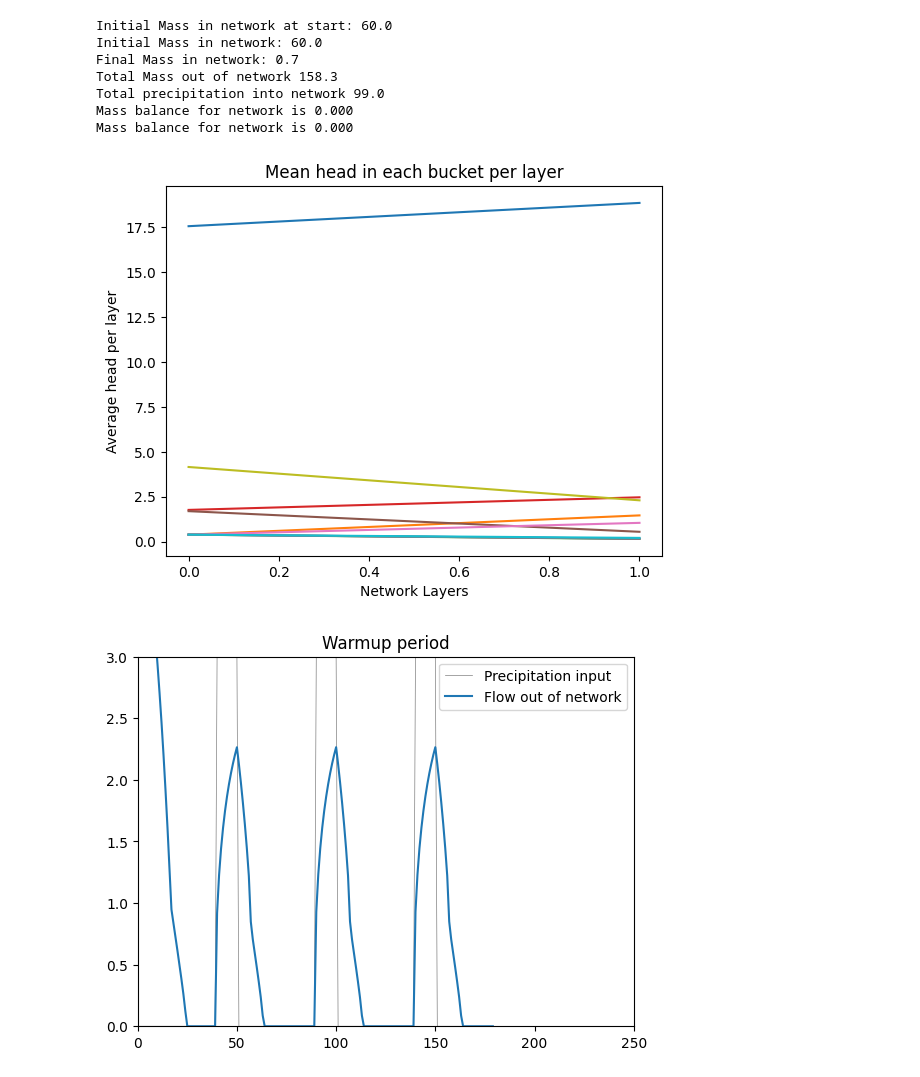
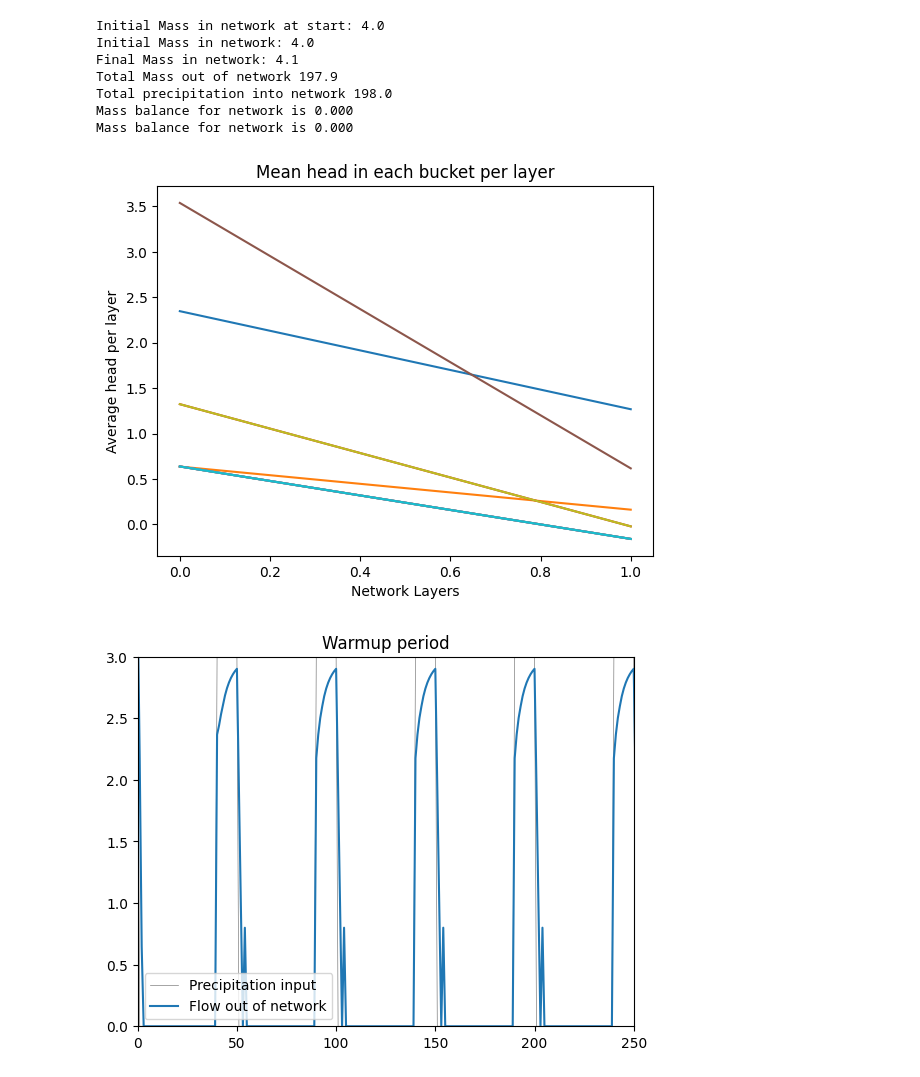
Before and after one commit to jmframe/nash_cascade_neural_network, a Jupyter notebook: nash_cascade_neural_network.ipynb, the cells around one changed output. Drawn from its saved outputs; the diff is of its cells as text; code cells hidden in the pictures.

```diff
--- a/nash_cascade_neural_network.ipynb
+++ b/nash_cascade_neural_network.ipynb
@@ -13,19 +13,22 @@ import torch
 import copy
 import matplotlib.pyplot as plt
 from ncnn import NashCascadeNeuralNetwork as ncnn
-from ncnn import train_theta_values as train_ncnn
+from ncnn import train_model as train_ncnn
 from ncn import NashCascadeNetwork as ncn
 # Precipitation standard variable name used in the ncnn model interface
 PRECIP_SVN = "atmosphere_water__liquid_equivalent_precipitation_rate"
+PRECIP_SVN_SEQ = "atmosphere_water__liquid_equivalent_precipitation_rate_seq"
 DO_PLOT = True
-N_TIMESTEPS = 180
+N_TIMESTEPS = 300
 # %%
 network_precip_input_list = []
 count = 0
 for i in range(N_TIMESTEPS):
 
     ###########################################################################
-    if count > 39:
+    if count == 0:
+        network_precip_input_list.append(3.0)
+    elif count > 39:
         network_precip_input_list.append(3.0)
     else:
         network_precip_input_list.append(0.0)
@@ -51,7 +51,7 @@ for i in range(N_TIMESTEPS):
     ###########################################################################
     ###########################################################################
     bucket_net.set_value(PRECIP_SVN, torch.tensor(network_precip_input_list[i], requires_grad=True))
-    bucket_net.update_network()
+    bucket_net.forward()
     network_outflow_list_0.append(bucket_net.network_outflow.item())
     bucket_net.summarize_network()
     ###########################################################################
@@ -75,7 +75,7 @@ if DO_PLOT:
 
 if DO_PLOT:
     startplt = 0
-    endplt = 250
+    endplt = 500
 
     plt.plot(network_precip_input_list, c="grey", lw=0.5, label="Precipitation input")
     plt.plot(network_outflow_list_0, label="Flow out of network")
@@ -109,6 +109,7 @@ Mass balance for network is 0.000
 # %%
 # Example 1
 bucket_nn = ncnn(cfg_file="./config_1.json")
+bucket_nn.ncn.initialize_theta_values()
 inital_mass_in_network = torch.sum(torch.stack(bucket_nn.ncn.sum_H_per_layer)).item()
 print(f"Initial Mass in network at start: {inital_mass_in_network:.1f}")
 network_outflow_list_1 = []
@@ -117,7 +118,25 @@ for i in range(N_TIMESTEPS):
     ###########################################################################
     ###########################################################################
     bucket_nn.ncn.set_value(PRECIP_SVN, torch.tensor(network_precip_input_list[i], requires_grad=True))
-    bucket_nn.ncn.update_network()
+    if bucket_nn.ncn.do_predict_theta_with_lstm:
+        sequence_tensors = []
+        tensor_device = bucket_nn.ncn.network[0]['H'].device
+        tensor_dtype = torch.float32
+        if i >= bucket_nn.ncn.input_u_sequence_length:
+            sequence_tensors = [torch.tensor([item], device=tensor_device, dtype=tensor_dtype)
+                                for item in network_precip_input_list[i-bucket_nn.ncn.input_u_sequence_length:i]]
+        else:
+            desired_tensor_shape = (1,)
+            padding_size = bucket_nn.ncn.input_u_sequence_length - i
+            padding_tensors = [torch.zeros(desired_tensor_shape, device=tensor_device, dtype=tensor_dtype)
+                            for _ in range(padding_size)]
+            sequence_tensors = padding_tensors + [torch.tensor([item], device=tensor_device, dtype=tensor_dtype)
+                                                for item in network_precip_input_list[:i]]
+        sequence = torch.stack(sequence_tensors).view(1, -1)
+        bucket_nn.ncn.set_value(PRECIP_SVN_SEQ, sequence)
+
+
+    bucket_nn.ncn.forward()
     network_outflow_list_1.append(bucket_nn.ncn.network_outflow.item())
     bucket_nn.ncn.summarize_network()
     ###########################################################################
@@ -138,37 +157,37 @@ if DO_PLOT:
     plt.ylabel("Average head per layer")
     plt.xlabel("Network Layers")
     plt.show()
     plt.close()
 
 if DO_PLOT:
     startplt = 0
     endplt = 250
 
     plt.plot(network_precip_input_list, c="grey", lw=0.5, label="Precipitation input")
     plt.plot(network_outflow_list_1, label="Flow out of network")
     plt.xlim([startplt, endplt])
     plt.ylim([0, torch.max(torch.tensor(network_precip_input_list)[startplt:endplt]).item()])
     plt.legend()
     plt.title("Warmup period")
     plt.show()
     plt.close()
     startplt = int(len(network_outflow_list_1)-(len(network_outflow_list_1)/2))
     endplt = int(len(network_outflow_list_1))
     plt.plot(network_precip_input_list, c="grey", lw=0.5, label="Precipitation input")
     plt.plot(network_outflow_list_1, label="Flow out of network")
     plt.xlim([startplt, endplt])
     plt.ylim([0, torch.max(torch.tensor(network_precip_input_list)[startplt:endplt]).item()])
     plt.legend()
     plt.title("Flow out from network and precip")
     plt.show()
     plt.close()
 # %% [output]
-Initial Mass in network at start: 60.0
-Initial Mass in network: 60.0
-Final Mass in network: 0.7
-Total Mass out of network 158.3
-Total precipitation into network 99.0
+Initial Mass in network at start: 4.0
+Initial Mass in network: 4.0
+Final Mass in network: 4.1
+Total Mass out of network 197.9
+Total precipitation into network 198.0
 Mass balance for network is 0.000
 Mass balance for network is 0.000
-[figure, old version]
+[figure, new version]
-[figure, old version]
+[figure, new version]
```
Also changed, not shown: parts of 14 cells of this notebook, 6 other files.
